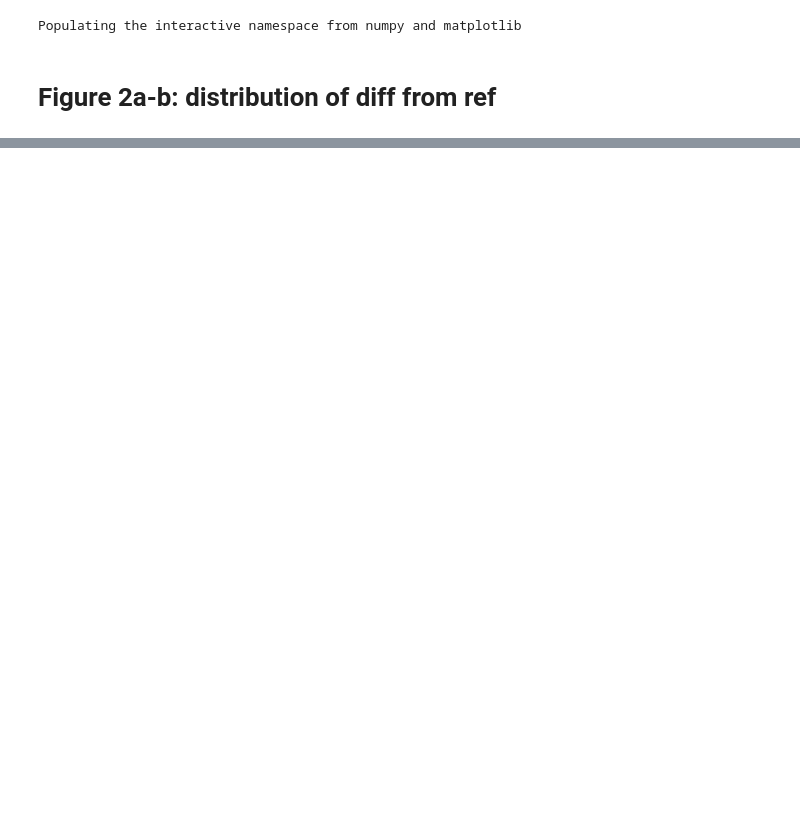
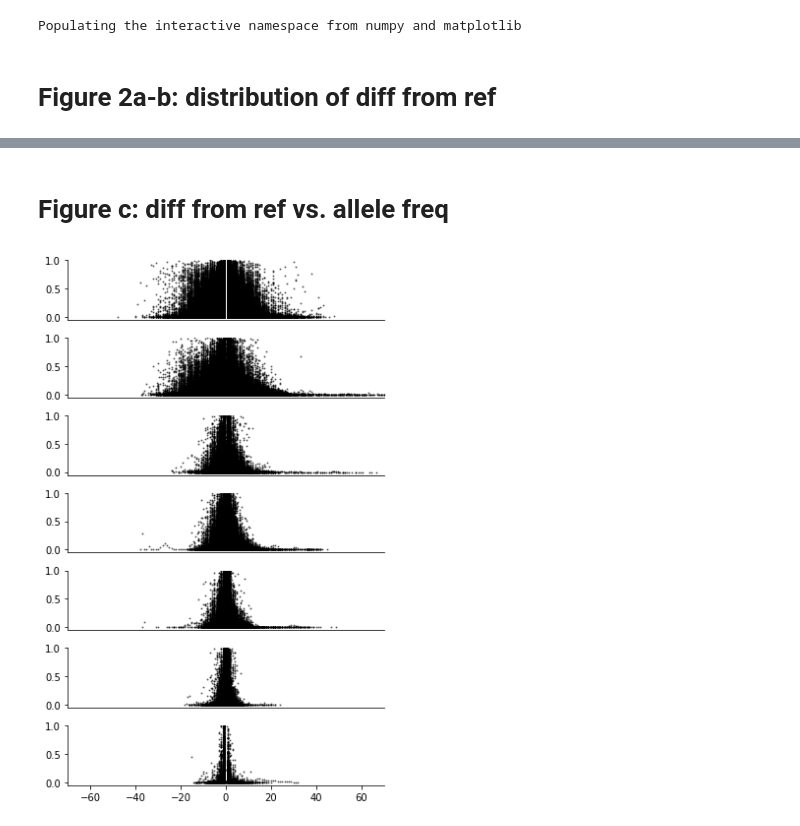
Before and after one commit to gymreklab/1000Genomes-TR-Analysis, a Jupyter notebook: figure-notebooks-round2/Figure2-SizeDistributions.ipynb, the cells around one changed output, grey strips where cells are left out. Drawn from its saved outputs; the diff is of its cells as text; code cells hidden in the pictures; blank space fills up the shorter version.

```diff
--- a/figure-notebooks-round2/Figure2-SizeDistributions.ipynb
+++ b/figure-notebooks-round2/Figure2-SizeDistributions.ipynb
@@ -100,0 +91,25 @@ for vtype in ["other","hom"]:
+# %% [markdown]
+# Figure c: diff from ref vs. allele freq
+# %%
+diffs = pd.read_csv("../size-stats/diff_afreqs.tab", sep="\t", names=["chrom","start","period","diff","freq"])
+
+fig = plt.figure()
+fig.set_size_inches((5, 8))
+for period in range(1, 8):
+    if period <= 6:
+        xx = diffs[(diffs["period"]==period) & (diffs["diff"].apply(abs) >= 0)]
+    else:
+        xx = diffs[(diffs["period"]>=period) & (diffs["diff"].apply(abs) >= 0)]
+    ax = fig.add_subplot(7, 1, period)
+    ax.spines['right'].set_visible(False)
+    ax.spines['top'].set_visible(False)
+    ax.yaxis.set_ticks_position('left')
+    ax.xaxis.set_ticks_position('bottom')
+    ax.scatter(xx["diff"], xx["freq"], color="black", s=1, alpha=0.5)
+    ax.set_xlim(left=-70, right=70)
+    ax.set_ylim(bottom=-0.05, top=1)
+    if period != 7: ax.set_xticks([])
+fig.tight_layout()
+fig.savefig(os.path.join(PLOTDIR, "Figure2c-DiffVsAfreq.png"))
+# %% [output]
+[figure, added]
```
Also changed, not shown: parts of 6 cells of this notebook.
